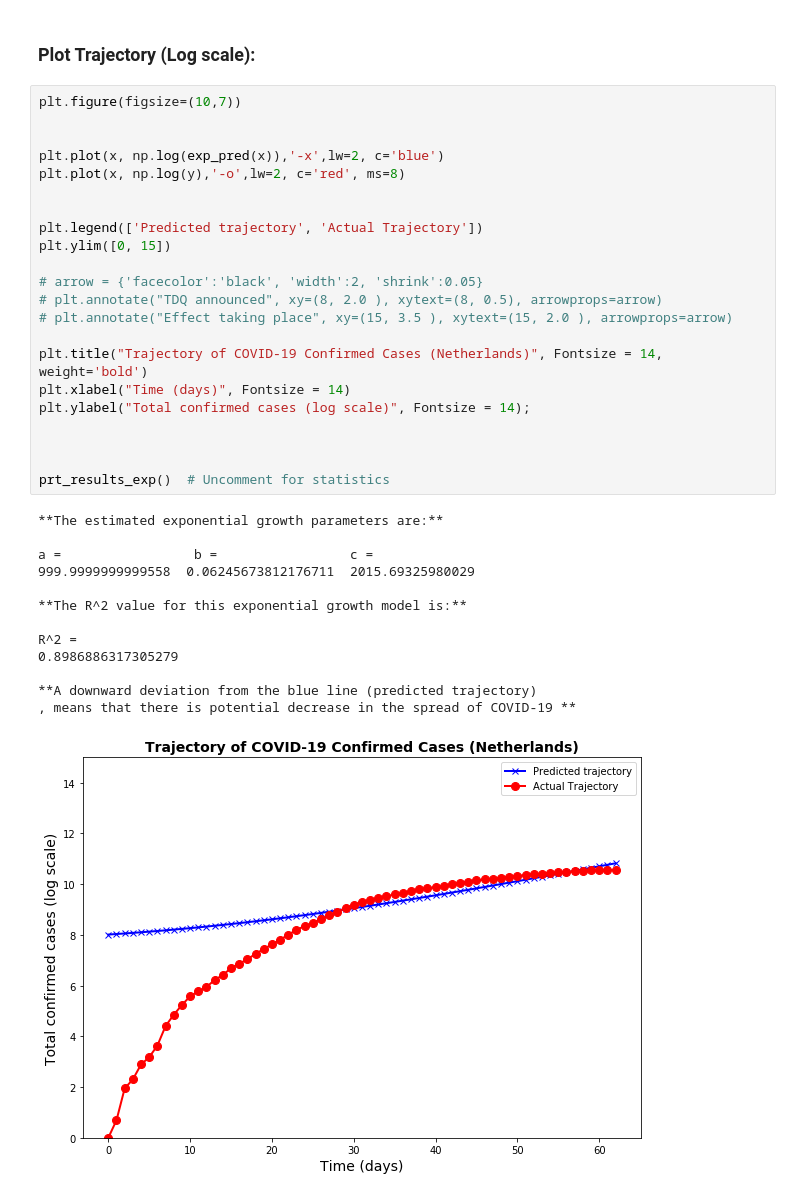
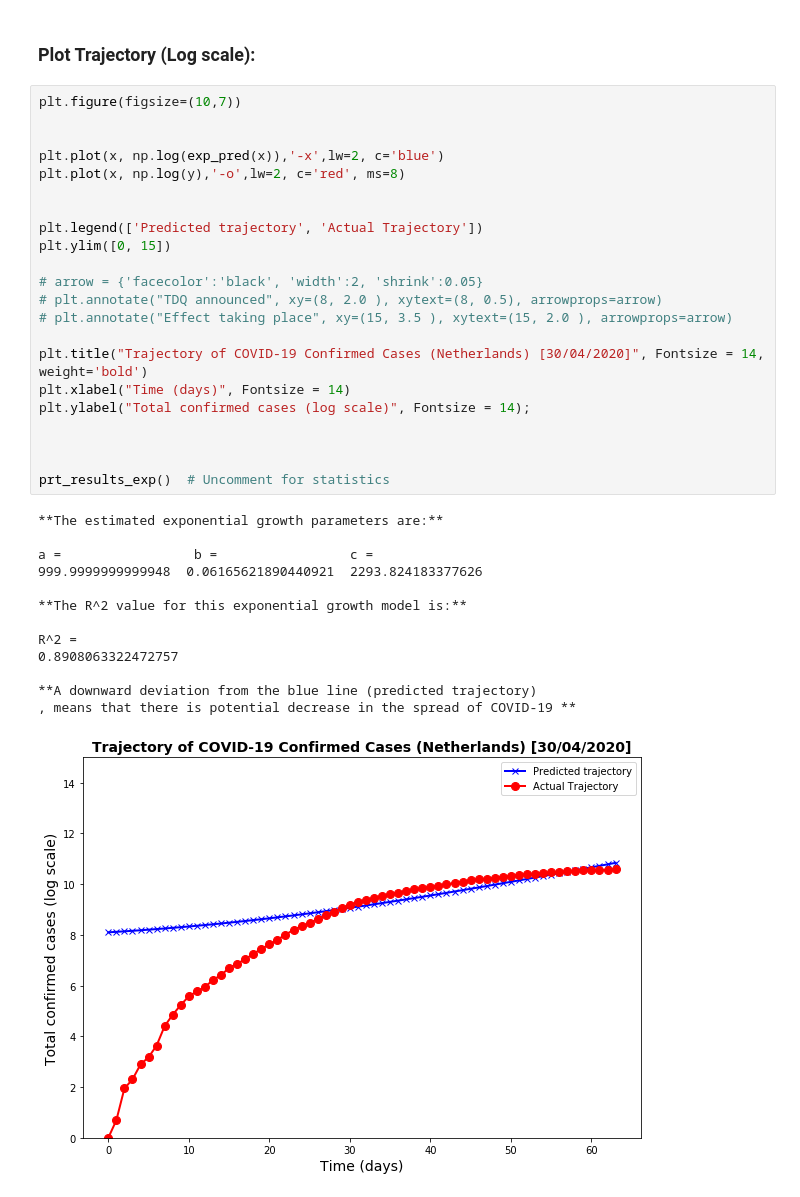
Before and after one commit to jiehaocao/BEP-SBMD-COVID19, a Jupyter notebook: notebook/logistic_growth_verhulst.ipynb, the cells around one changed output. Saved outputs shown, nothing was run; the diff lists cells and outputs as text.

```diff
--- a/notebook/logistic_growth_verhulst.ipynb
+++ b/notebook/logistic_growth_verhulst.ipynb
@@ -563,34 +565,34 @@ plt.figure(figsize=(10,7))
 
 
 plt.plot(x, np.log(exp_pred(x)),'-x',lw=2, c='blue')
 plt.plot(x, np.log(y),'-o',lw=2, c='red', ms=8)
 
 
 plt.legend(['Predicted trajectory', 'Actual Trajectory'])
 plt.ylim([0, 15])
 
 # arrow = {'facecolor':'black', 'width':2, 'shrink':0.05}
 # plt.annotate("TDQ announced", xy=(8, 2.0 ), xytext=(8, 0.5), arrowprops=arrow)
 # plt.annotate("Effect taking place", xy=(15, 3.5 ), xytext=(15, 2.0 ), arrowprops=arrow)
 
-plt.title("Trajectory of COVID-19 Confirmed Cases (Netherlands)", Fontsize = 14, weight='bold')
+plt.title("Trajectory of COVID-19 Confirmed Cases (Netherlands) [30/04/2020]", Fontsize = 14, weight='bold')
 plt.xlabel("Time (days)", Fontsize = 14)
 plt.ylabel("Total confirmed cases (log scale)", Fontsize = 14);
 
 
 
 prt_results_exp()  # Uncomment for statistics
 # %% [output]
 **The estimated exponential growth parameters are:**
 
 a =                 b =                 c =
-999.9999999999558  0.06245673812176711  2015.69325980029
+999.9999999999948  0.06165621890440921  2293.824183377626
 
 **The R^2 value for this exponential growth model is:**
 
 R^2 =
-0.8986886317305279
+0.8908063322472757
 
 **A downward deviation from the blue line (predicted trajectory)
 , means that there is potential decrease in the spread of COVID-19 **
-[figure, old version]
+[figure, new version]
```
Also changed, not shown: parts of 7 cells of this notebook.
